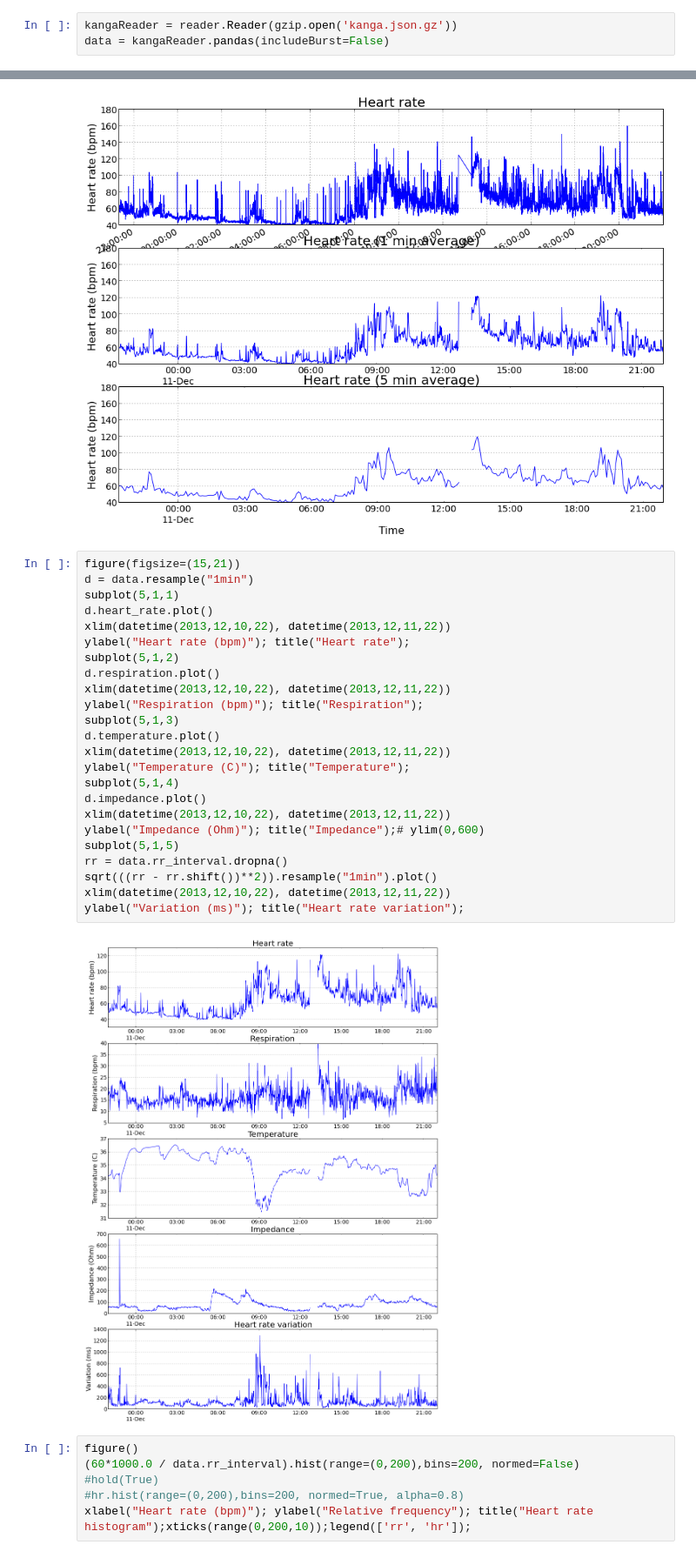
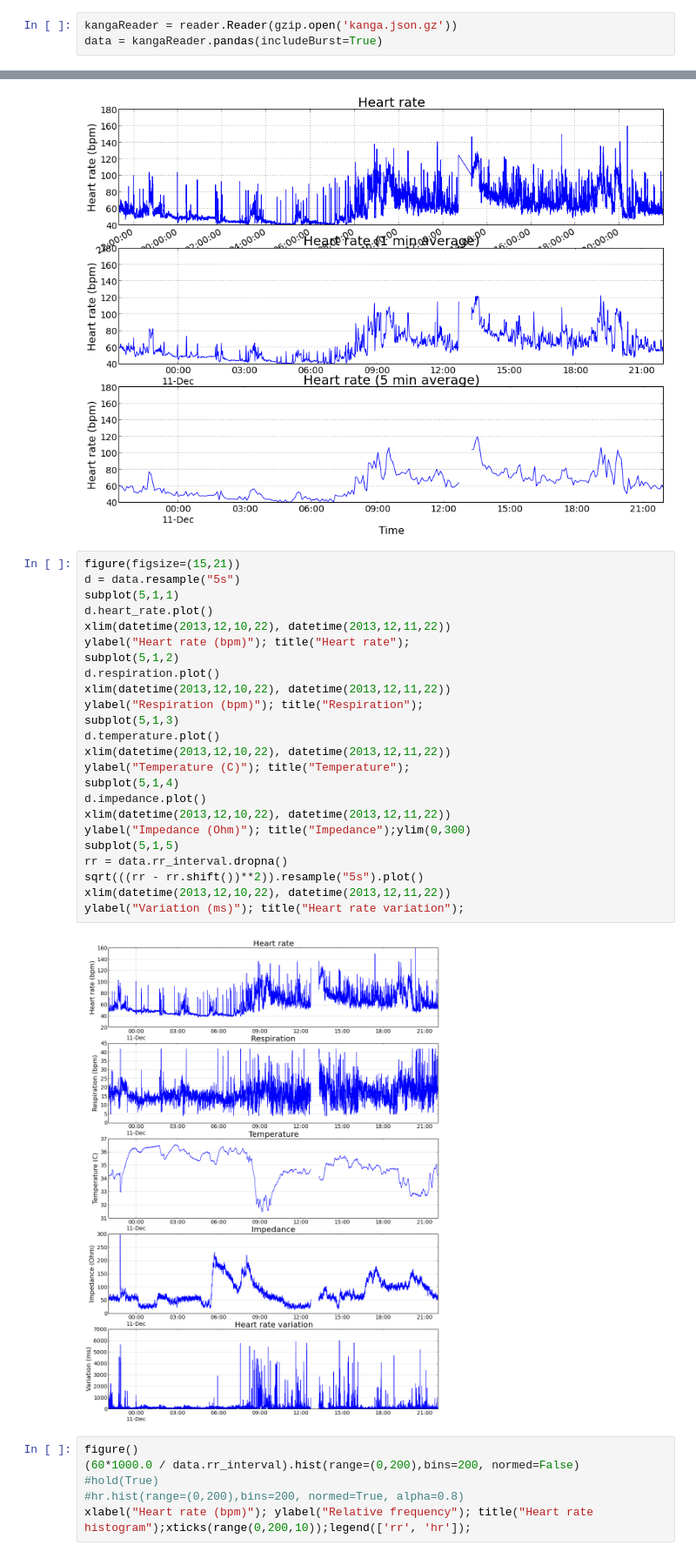
Before and after one commit to pimnijdam/journal, a Jupyter notebook: ecg and pandas.ipynb, the cells around one changed output, grey strips where cells are left out. Shown at 87% size. Saved outputs shown, nothing was run; the diff lists cells and outputs as text.

Commit message:
Combine multiple plots.

```diff
--- a/ecg and pandas.ipynb
+++ b/ecg and pandas.ipynb
@@ -28,7 +28,7 @@ Populating the interactive namespace from numpy and matplotlib
 ###Import rr_interval into panda
 # %%
 kangaReader = reader.Reader(gzip.open('kanga.json.gz'))
-data = kangaReader.pandas(includeBurst=False)
+data = kangaReader.pandas(includeBurst=True)
 # %% [markdown]
 ###Some stats
 # %%
@@ -64,30 +64,30 @@ xlabel("Time"); ylabel("Heart rate (bpm)"); title("Heart rate (5 min average)");
 [figure]
 # %%
 figure(figsize=(15,21))
-d = data.resample("1min")
+d = data.resample("5s")
 subplot(5,1,1)
 d.heart_rate.plot()
 xlim(datetime(2013,12,10,22), datetime(2013,12,11,22))
 ylabel("Heart rate (bpm)"); title("Heart rate");
 subplot(5,1,2)
 d.respiration.plot()
 xlim(datetime(2013,12,10,22), datetime(2013,12,11,22))
 ylabel("Respiration (bpm)"); title("Respiration");
 subplot(5,1,3)
 d.temperature.plot()
 xlim(datetime(2013,12,10,22), datetime(2013,12,11,22))
 ylabel("Temperature (C)"); title("Temperature");
 subplot(5,1,4)
 d.impedance.plot()
 xlim(datetime(2013,12,10,22), datetime(2013,12,11,22))
-ylabel("Impedance (Ohm)"); title("Impedance");# ylim(0,600)
+ylabel("Impedance (Ohm)"); title("Impedance");ylim(0,300)
 subplot(5,1,5)
 rr = data.rr_interval.dropna()
-sqrt(((rr - rr.shift())**2)).resample("1min").plot()
+sqrt(((rr - rr.shift())**2)).resample("5s").plot()
 xlim(datetime(2013,12,10,22), datetime(2013,12,11,22))
 ylabel("Variation (ms)"); title("Heart rate variation");
 # %% [output]
-[figure, old version]
+[figure, new version]
 # %%
 figure()
 (60*1000.0 / data.rr_interval).hist(range=(0,200),bins=200, normed=False)
```
Also changed, not shown: 1 other file.
